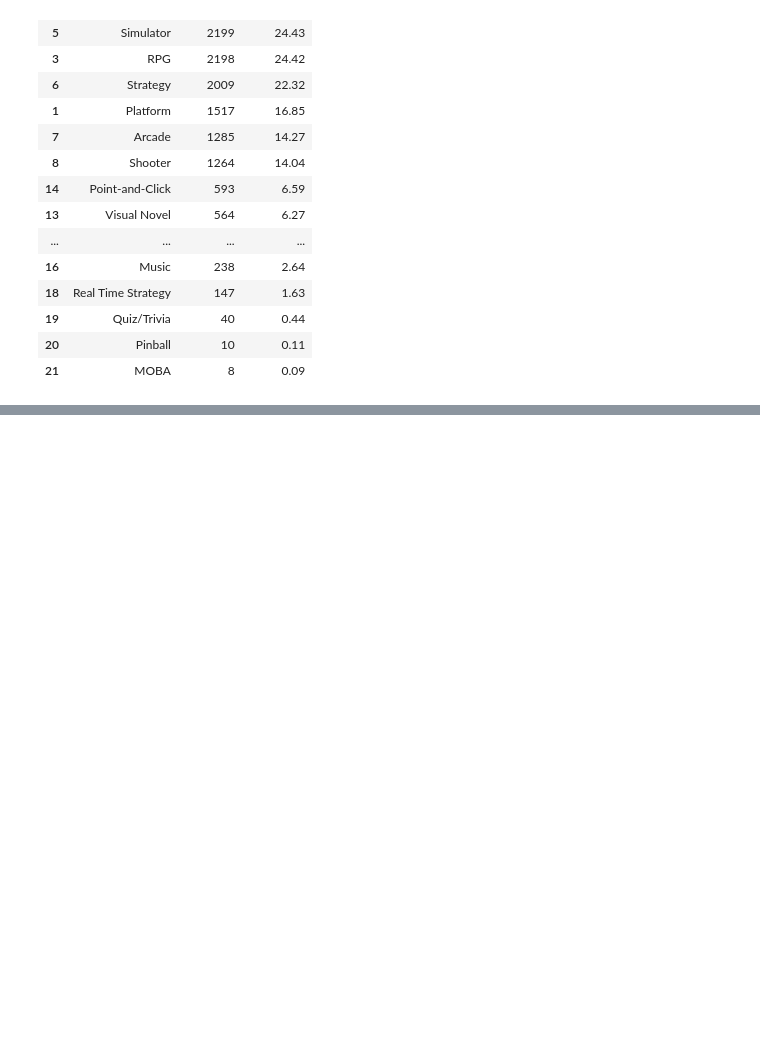
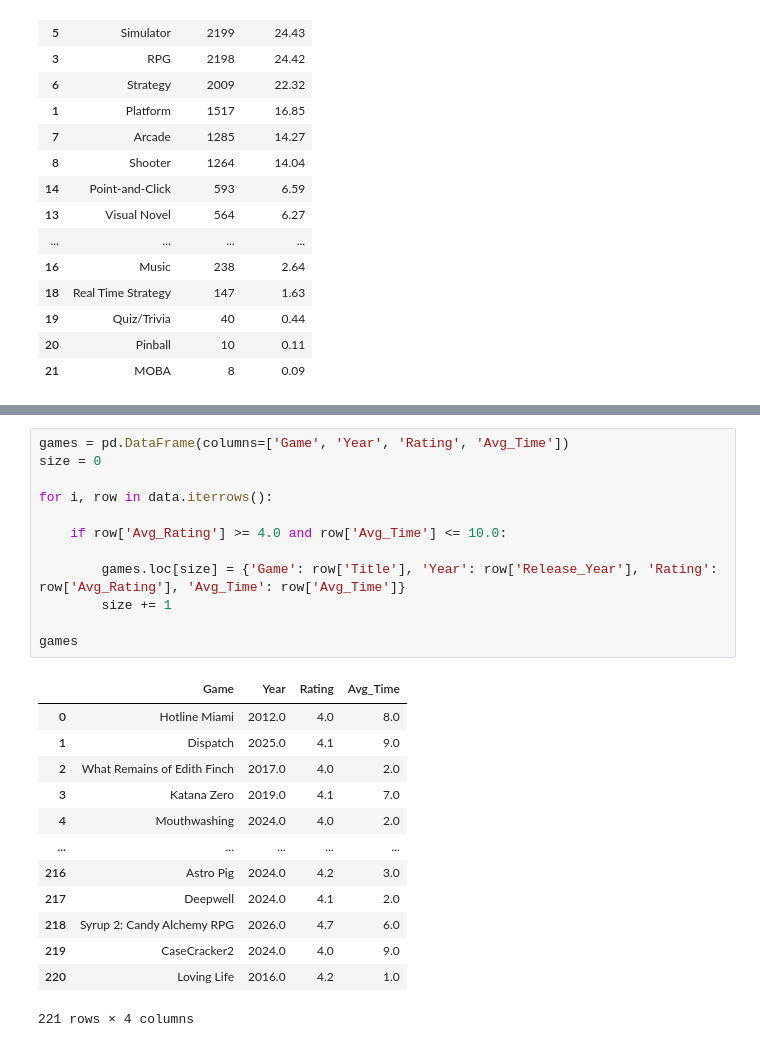
Before and after one commit to vicho-bece/Python-Data-Analytics, a Jupyter notebook: Indie Games/indie_games.ipynb, the cells around one changed output, grey strips where cells are left out. Cells and saved outputs as stored; diff of their text form; blank space fills up the shorter version.

```diff
--- a/Indie Games/indie_games.ipynb
+++ b/Indie Games/indie_games.ipynb
@@ -241,0 +246,26 @@ genre_stat
+# %%
+games = pd.DataFrame(columns=['Game', 'Year', 'Rating', 'Avg_Time'])
+size = 0
+
+for i, row in data.iterrows():
+
+    if row['Avg_Rating'] >= 4.0 and row['Avg_Time'] <= 10.0:
+
+        games.loc[size] = {'Game': row['Title'], 'Year': row['Release_Year'], 'Rating': row['Avg_Rating'], 'Avg_Time': row['Avg_Time']}
+        size += 1
+
+games
+# %% [output]
+|  | Game | Year | Rating | Avg_Time |
+| 0 | Hotline Miami | 2012.0 | 4.0 | 8.0 |
+| 1 | Dispatch | 2025.0 | 4.1 | 9.0 |
+| 2 | What Remains of Edith Finch | 2017.0 | 4.0 | 2.0 |
+| 3 | Katana Zero | 2019.0 | 4.1 | 7.0 |
+| 4 | Mouthwashing | 2024.0 | 4.0 | 2.0 |
+| ... | ... | ... | ... | ... |
+| 216 | Astro Pig | 2024.0 | 4.2 | 3.0 |
+| 217 | Deepwell | 2024.0 | 4.1 | 2.0 |
+| 218 | Syrup 2: Candy Alchemy RPG | 2026.0 | 4.7 | 6.0 |
+| 219 | CaseCracker2 | 2024.0 | 4.0 | 9.0 |
+| 220 | Loving Life | 2016.0 | 4.2 | 1.0 |
+221 rows × 4 columns
```
Also changed, not shown: parts of 1 cell of this notebook.
